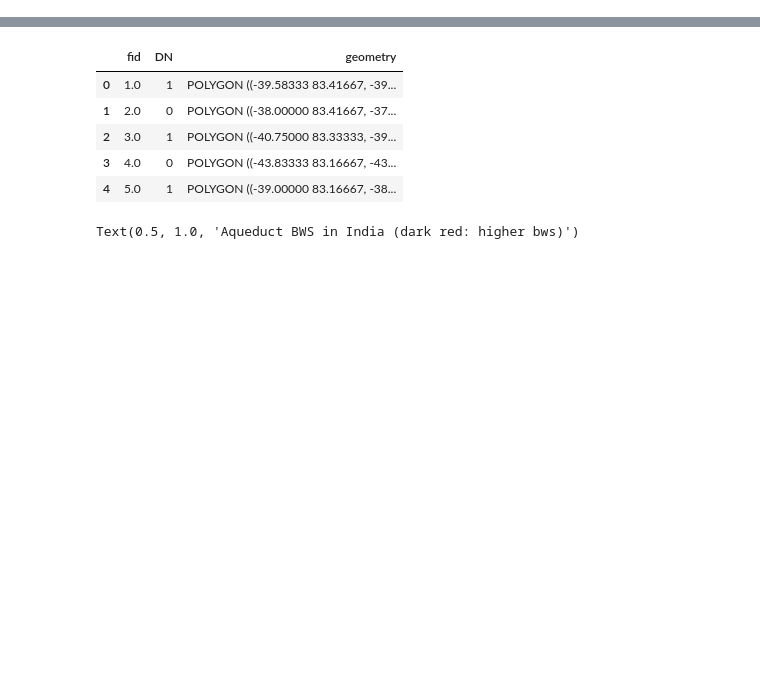
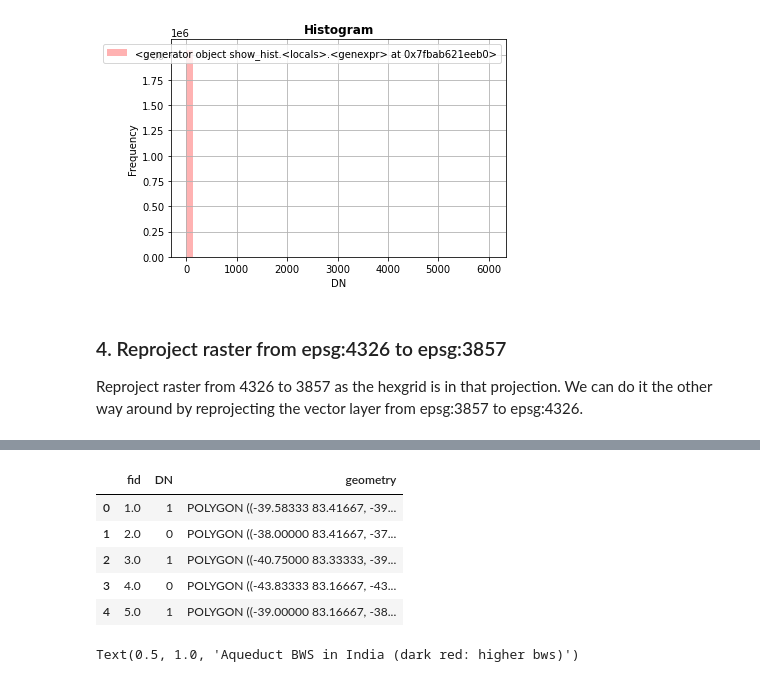
Before and after one commit to Vizzuality/landgriffon, a Jupyter notebook: data/notebooks/Lab/2_water_use.ipynb, the cells around one changed output, grey strips where cells are left out. Cells and saved outputs as stored; diff of their text form; code cells hidden in the pictures; blank space fills up the shorter version.

Commit message:
add notebook for water indicator prototype

```diff
--- a/data/notebooks/Lab/2_water_use.ipynb
+++ b/data/notebooks/Lab/2_water_use.ipynb
@@ -107,0 +204,13 @@ with rio.open('../raw_data/wfbl_mmyr_4326_cotton.tif') as src:
+# %%
+## plot histogram of calculated water risk map with no null values
+
+src = rio.open('../../datasets/processed/water_risk_cotton_gdal_4326.tif')
+show_hist(
+    src, bins=50, lw=0.0, stacked=False, alpha=0.3,
+    histtype='stepfilled', title="Histogram")
+# %% [output]
+[figure, added]
+# %% [markdown]
+### 4. Reproject raster from epsg:4326 to epsg:3857
+
+Reproject raster from 4326 to 3857 as the hexgrid is in that projection. We can do it the other way around by reprojecting the vector layer from epsg:3857 to epsg:4326.
```
Also changed, not shown: parts of 75 cells of this notebook, 1 other file.
